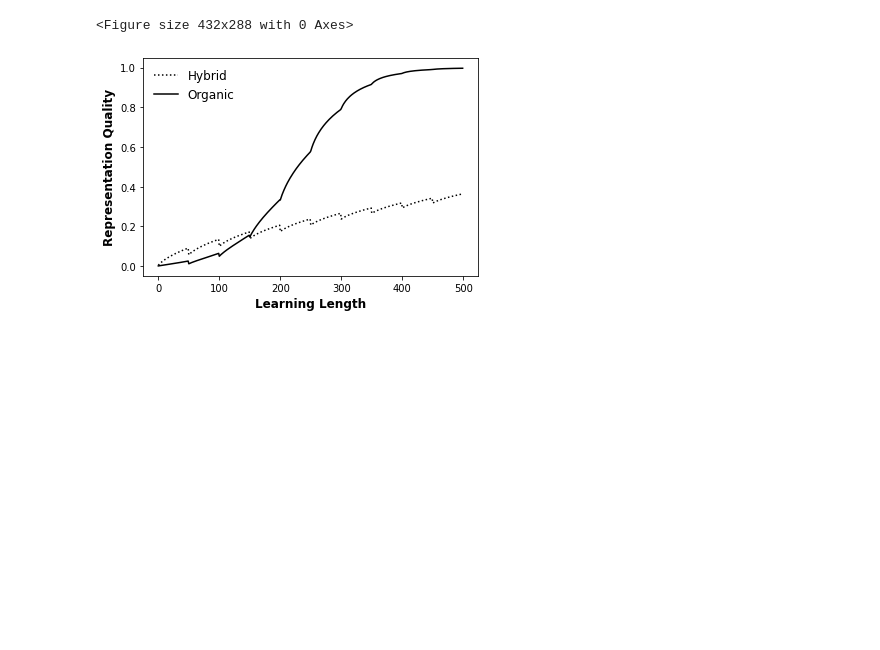
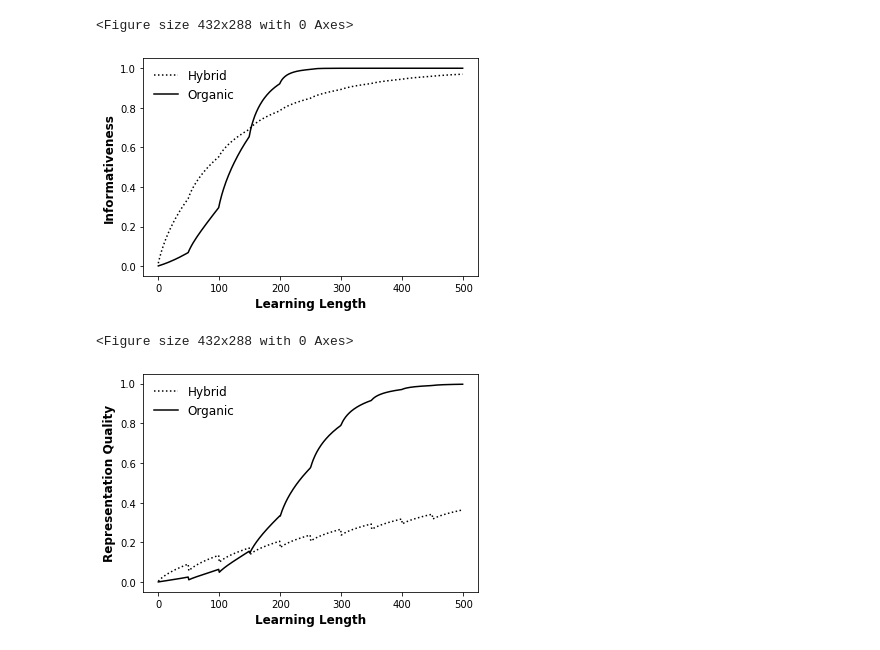
Before and after one commit to GrandJune/HAI, a Jupyter notebook: Turbulence/Turbulence_serial/Results_serial.ipynb, the cells around one changed output. Drawn from its saved outputs; the diff is of its cells as text; code cells hidden in the pictures; blank space fills up the shorter version.

Commit message:
Initialize: Figure 1-performance across learning length
Figure 2-Informed across distance from low peaks

```diff
--- a/Turbulence/Turbulence_serial/Results_serial.ipynb
+++ b/Turbulence/Turbulence_serial/Results_serial.ipynb
@@ -76,4 +76,22 @@ plt.clf()
 # %% [output]
 [figure]
 <Figure size 432x288 with 0 Axes>
+# %%
+# Knowledge I
+# x = [50, 100, 150, 200, 250, 300, 350, 400, 450]
+x = range(len(organic_performance_across_episodes))
+plt.plot(x, pair_knowledge_across_episodes, "k:", label="Hybrid")
+plt.plot(x, organic_knowledge_across_episodes, "k-", label="Organic")
+plt.xlabel('Learning Length', fontweight='bold', fontsize=12)
+plt.ylabel('Informativeness', fontweight='bold', fontsize=12)
+# plt.xticks(x)
+# ax.set_ylim(0.50, 0.95)
+plt.legend(frameon=False, ncol=1, fontsize=12)
+plt.savefig(data_folder + r"\knowledge_under_turbulence.png", transparent=True, dpi=300)
+plt.show()
+plt.clf()
+# print(pair_knowledge_across_episodes)
+# %% [output]
+[figure, added]
+<Figure size 432x288 with 0 Axes>
 # %%
```
Also changed, not shown: parts of 1 cell of this notebook, 2 other files.
